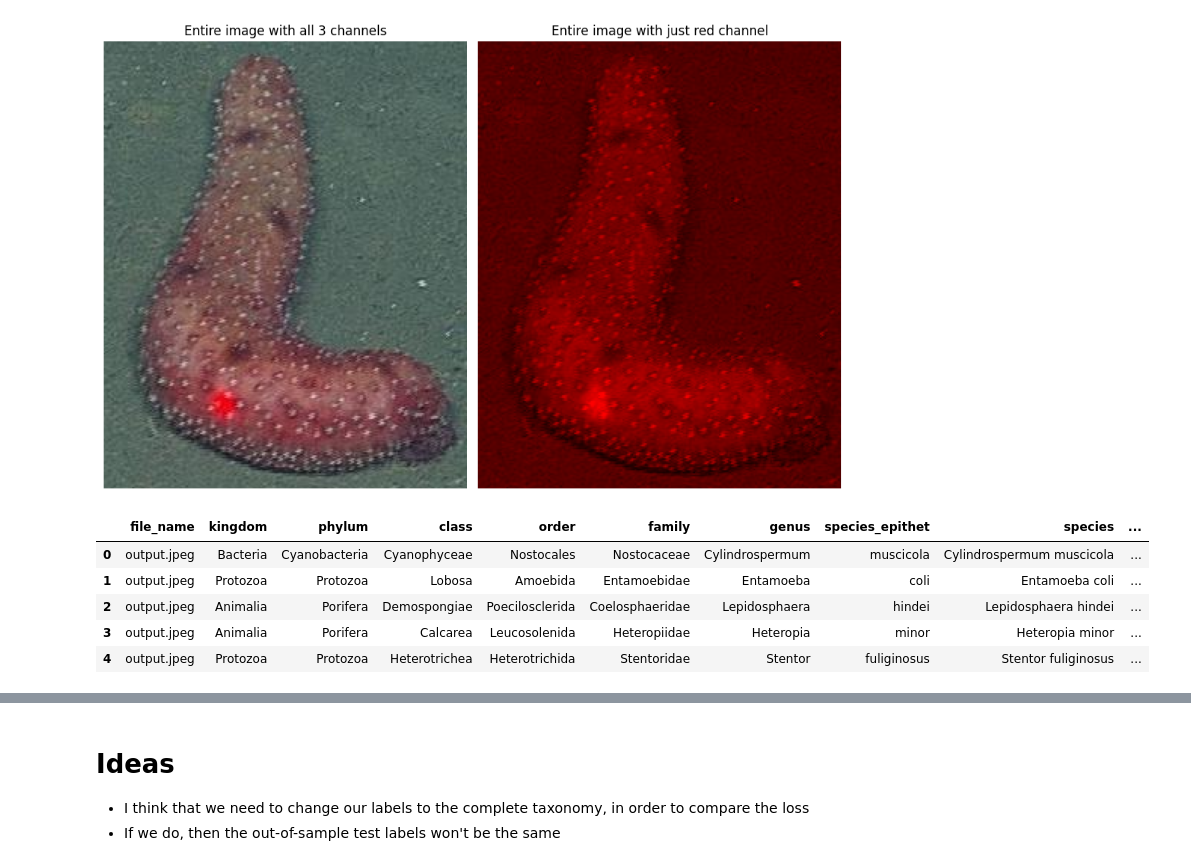
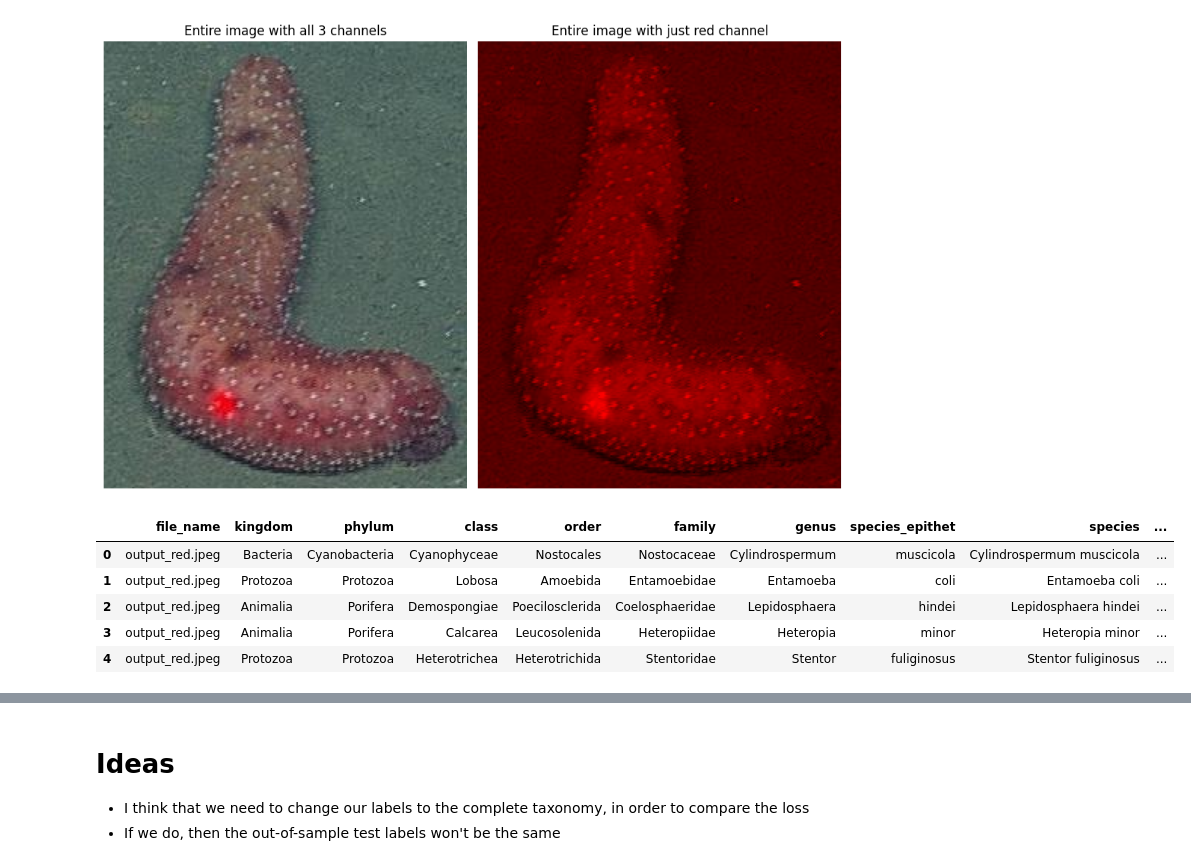
Before and after one commit to JulianaGomez/fathomnet2025, a Jupyter notebook: bioclip-test.ipynb, the cells around one changed output, grey strips where cells are left out. Cells and saved outputs as stored; diff of their text form; code cells hidden in the pictures.

```diff
--- a/bioclip-test.ipynb
+++ b/bioclip-test.ipynb
@@ -278,16 +277,16 @@ img_pil.save('output.jpeg', 'JPEG')
 # %%
 classifier = TreeOfLifeClassifier(device='cpu')
 
 # Use the saved JPEG for classification
-prediction_ary = classifier.predict('output.jpeg', rank=Rank.SPECIES)
+prediction_ary = classifier.predict('output_red.jpeg', rank=Rank.SPECIES)
 
 # Convert to pandas dataframe
 df_species = pd.DataFrame(prediction_ary)
 df_species
 # %% [output]
 |  | file_name | kingdom | phylum | class | order | family | genus | species_epithet | species | ... |
-| 0 | output.jpeg | Bacteria | Cyanobacteria | Cyanophyceae | Nostocales | Nostocaceae | Cylindrospermum | muscicola | Cylindrospermum muscicola | ... |
-| 1 | output.jpeg | Protozoa | Protozoa | Lobosa | Amoebida | Entamoebidae | Entamoeba | coli | Entamoeba coli | ... |
-| 2 | output.jpeg | Animalia | Porifera | Demospongiae | Poecilosclerida | Coelosphaeridae | Lepidosphaera | hindei | Lepidosphaera hindei | ... |
-| 3 | output.jpeg | Animalia | Porifera | Calcarea | Leucosolenida | Heteropiidae | Heteropia | minor | Heteropia minor | ... |
-| 4 | output.jpeg | Protozoa | Protozoa | Heterotrichea | Heterotrichida | Stentoridae | Stentor | fuliginosus | Stentor fuliginosus | ... |
+| 0 | output_red.jpeg | Bacteria | Cyanobacteria | Cyanophyceae | Nostocales | Nostocaceae | Cylindrospermum | muscicola | Cylindrospermum muscicola | ... |
+| 1 | output_red.jpeg | Protozoa | Protozoa | Lobosa | Amoebida | Entamoebidae | Entamoeba | coli | Entamoeba coli | ... |
+| 2 | output_red.jpeg | Animalia | Porifera | Demospongiae | Poecilosclerida | Coelosphaeridae | Lepidosphaera | hindei | Lepidosphaera hindei | ... |
+| 3 | output_red.jpeg | Animalia | Porifera | Calcarea | Leucosolenida | Heteropiidae | Heteropia | minor | Heteropia minor | ... |
+| 4 | output_red.jpeg | Protozoa | Protozoa | Heterotrichea | Heterotrichida | Stentoridae | Stentor | fuliginosus | Stentor fuliginosus | ... |
```
Also changed, not shown: parts of 6 cells of this notebook.
